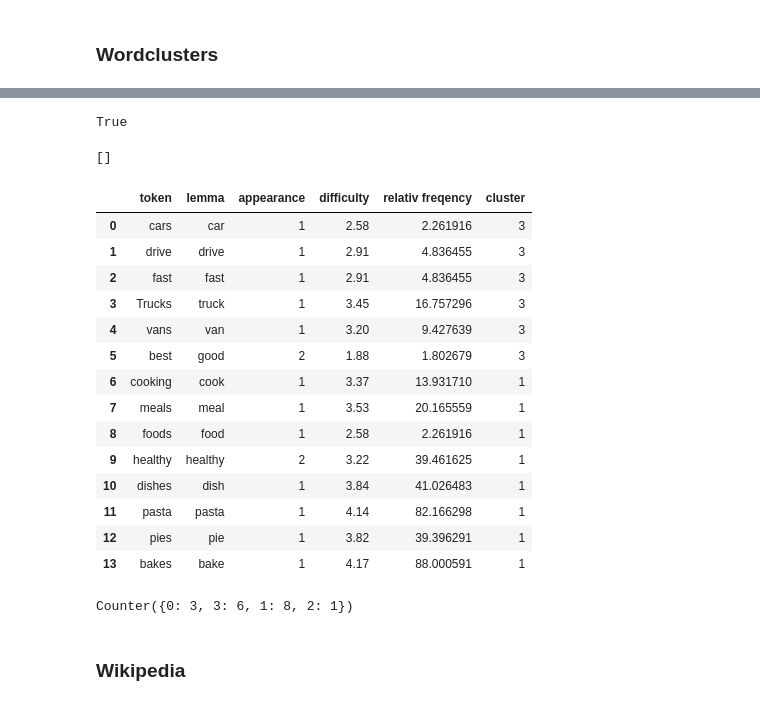
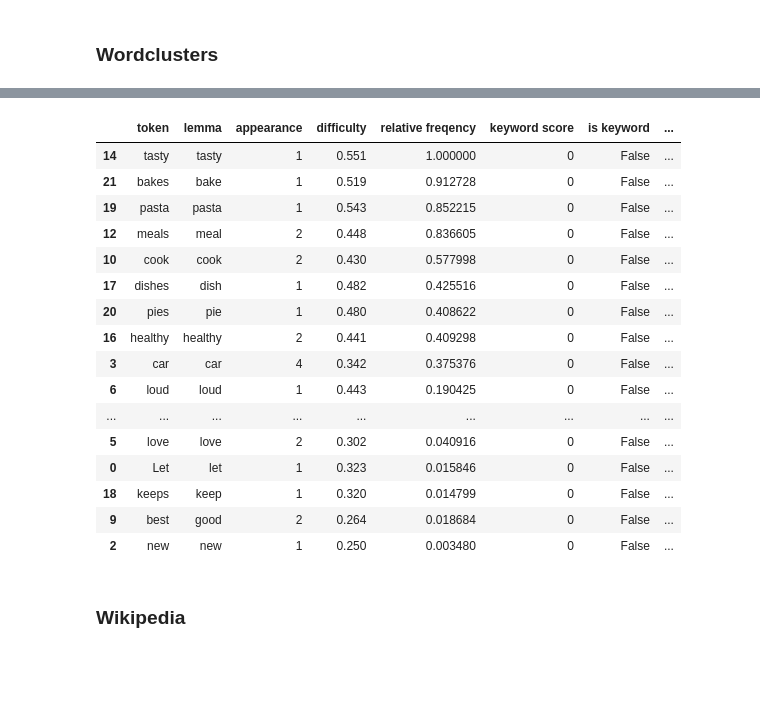
Before and after one commit to OshFrosch/Vocabulary-Predictor, a Jupyter notebook: src/notebooks/Pipeline Notebook.ipynb, the cells around one changed output, grey strips where cells are left out. Saved outputs shown, nothing was run; the diff lists cells and outputs as text; code cells hidden in the pictures; blank space fills up the shorter version.

```diff
--- a/src/notebooks/Pipeline Notebook.ipynb
+++ b/src/notebooks/Pipeline Notebook.ipynb
@@ -358,39 +335,25 @@ Keywords: 3
-# %%
-doc[8]._.is_keyword
-# %% [output]
-True
-# %%
-words = [token.lemma_ for token in doc if token._.is_keyword]
-print(words)
-# %% [output]
-[]
-# %%
-data = []
-for token in doc:
-    if not token._.is_excluded:
-        data.append((token, token.lemma_, token._.appearance, token._.difficulty, token._.relativ_freq, token._.cluster))
-df = pd.DataFrame(data, columns=['token', 'lemma', 'appearance', 'difficulty', 'relativ freqency', 'cluster'])
-df.head(100)
-# %% [output]
-|  | token | lemma | appearance | difficulty | relativ freqency | cluster |
-| 0 | cars | car | 1 | 2.58 | 2.261916 | 3 |
-| 1 | drive | drive | 1 | 2.91 | 4.836455 | 3 |
-| 2 | fast | fast | 1 | 2.91 | 4.836455 | 3 |
-| 3 | Trucks | truck | 1 | 3.45 | 16.757296 | 3 |
-| 4 | vans | van | 1 | 3.20 | 9.427639 | 3 |
-| 5 | best | good | 2 | 1.88 | 1.802679 | 3 |
-| 6 | cooking | cook | 1 | 3.37 | 13.931710 | 1 |
-| 7 | meals | meal | 1 | 3.53 | 20.165559 | 1 |
-| 8 | foods | food | 1 | 2.58 | 2.261916 | 1 |
-| 9 | healthy | healthy | 2 | 3.22 | 39.461625 | 1 |
-| 10 | dishes | dish | 1 | 3.84 | 41.026483 | 1 |
-| 11 | pasta | pasta | 1 | 4.14 | 82.166298 | 1 |
-| 12 | pies | pie | 1 | 3.82 | 39.396291 | 1 |
-| 13 | bakes | bake | 1 | 4.17 | 88.000591 | 1 |
-# %%
-doc._.cluster_sizes
-# %% [output]
-Counter({0: 3, 3: 6, 1: 8, 2: 1})
+# %%
+df = df_from_doc(doc)
+# %%
+df.sort_values(by=['overall_ranking'], ascending=False).head(50)
+# %% [output]
+|  | token | lemma | appearance | difficulty | relative freqency | keyword score | is keyword | ... |
+| 14 | tasty | tasty | 1 | 0.551 | 1.000000 | 0 | False | ... |
+| 21 | bakes | bake | 1 | 0.519 | 0.912728 | 0 | False | ... |
+| 19 | pasta | pasta | 1 | 0.543 | 0.852215 | 0 | False | ... |
+| 12 | meals | meal | 2 | 0.448 | 0.836605 | 0 | False | ... |
+| 10 | cook | cook | 2 | 0.430 | 0.577998 | 0 | False | ... |
+| 17 | dishes | dish | 1 | 0.482 | 0.425516 | 0 | False | ... |
+| 20 | pies | pie | 1 | 0.480 | 0.408622 | 0 | False | ... |
+| 16 | healthy | healthy | 2 | 0.441 | 0.409298 | 0 | False | ... |
+| 3 | car | car | 4 | 0.342 | 0.375376 | 0 | False | ... |
+| 6 | loud | loud | 1 | 0.443 | 0.190425 | 0 | False | ... |
+| ... | ... | ... | ... | ... | ... | ... | ... | ... |
+| 5 | love | love | 2 | 0.302 | 0.040916 | 0 | False | ... |
+| 0 | Let | let | 1 | 0.323 | 0.015846 | 0 | False | ... |
+| 18 | keeps | keep | 1 | 0.320 | 0.014799 | 0 | False | ... |
+| 9 | best | good | 2 | 0.264 | 0.018684 | 0 | False | ... |
+| 2 | new | new | 1 | 0.250 | 0.003480 | 0 | False | ... |
 # %% [markdown]
 ### Wikipedia
 # %%
```
Also changed, not shown: parts of 15 cells of this notebook.
